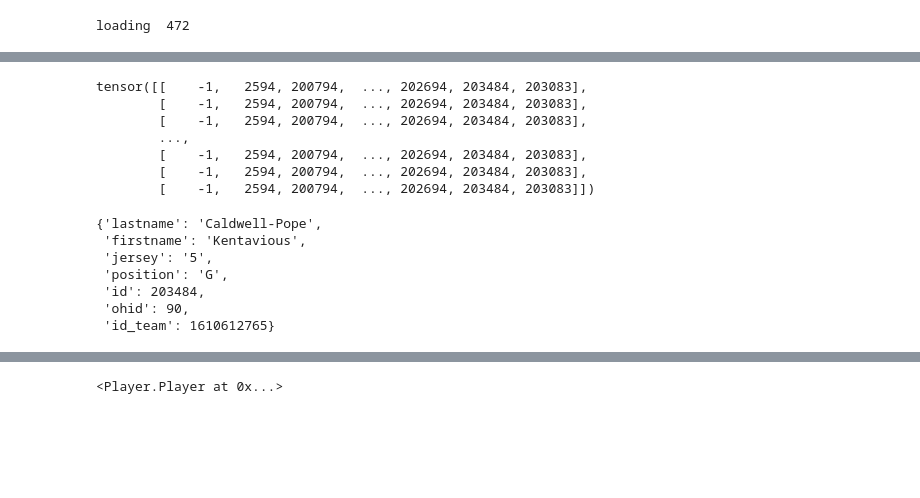
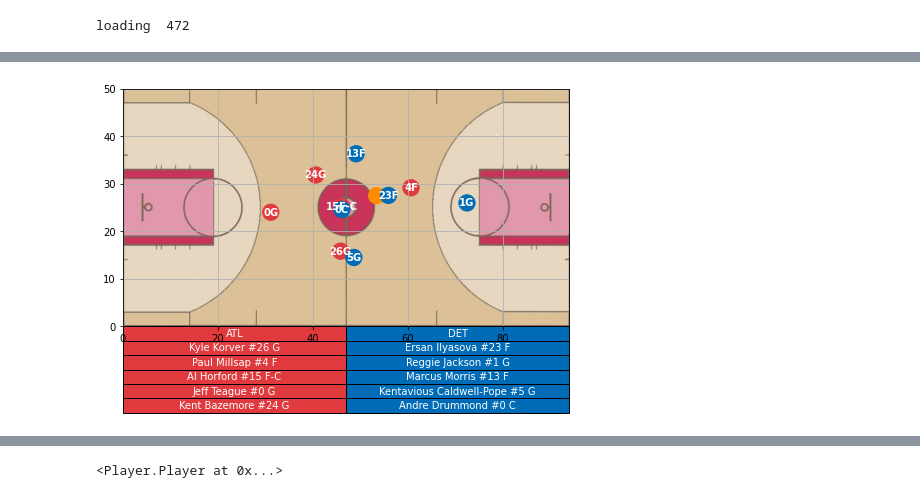
Before and after one commit to akarshkumar0101/basketball-rl, a Jupyter notebook: modeling/animation.ipynb, the cells around one changed output, grey strips where cells are left out. Drawn from its saved outputs; the diff is of its cells as text; code cells hidden in the pictures; blank space fills up the shorter version.

```diff
--- a/modeling/animation.ipynb
+++ b/modeling/animation.ipynb
@@ -120,23 +124,3 @@ ba = BasketballAnimation(mbd, ds['x'], ds['id_team'], ds['id_player'], None, Non
 # %%
 ds = torch.load('data_processed/0021500001_00000.pth')
 mbd = torch.load('data_processed/mbd')
-# %%
-ds['id_player']
-# %% [output]
-tensor([[    -1,   2594, 200794,  ..., 202694, 203484, 203083],
-        [    -1,   2594, 200794,  ..., 202694, 203484, 203083],
-        [    -1,   2594, 200794,  ..., 202694, 203484, 203083],
-        ...,
-        [    -1,   2594, 200794,  ..., 202694, 203484, 203083],
-        [    -1,   2594, 200794,  ..., 202694, 203484, 203083],
-        [    -1,   2594, 200794,  ..., 202694, 203484, 203083]])
-# %%
-mbd.player_id2data[203484]
-# %% [output]
-{'lastname': 'Caldwell-Pope',
- 'firstname': 'Kentavious',
- 'jersey': '5',
- 'position': 'G',
- 'id': 203484,
- 'ohid': 90,
- 'id_team': 1610612765}
@@ -147,2 +127,6 @@ import torch
+# %%
+ba = BasketballAnimation(mbd, ds['x'], ds['id_team'], ds['id_player'], None)
+# %% [output]
+[figure, added]
 # %%
 ! rm vid.gif
```
Also changed, not shown: parts of 10 cells of this notebook, 4 other files.
